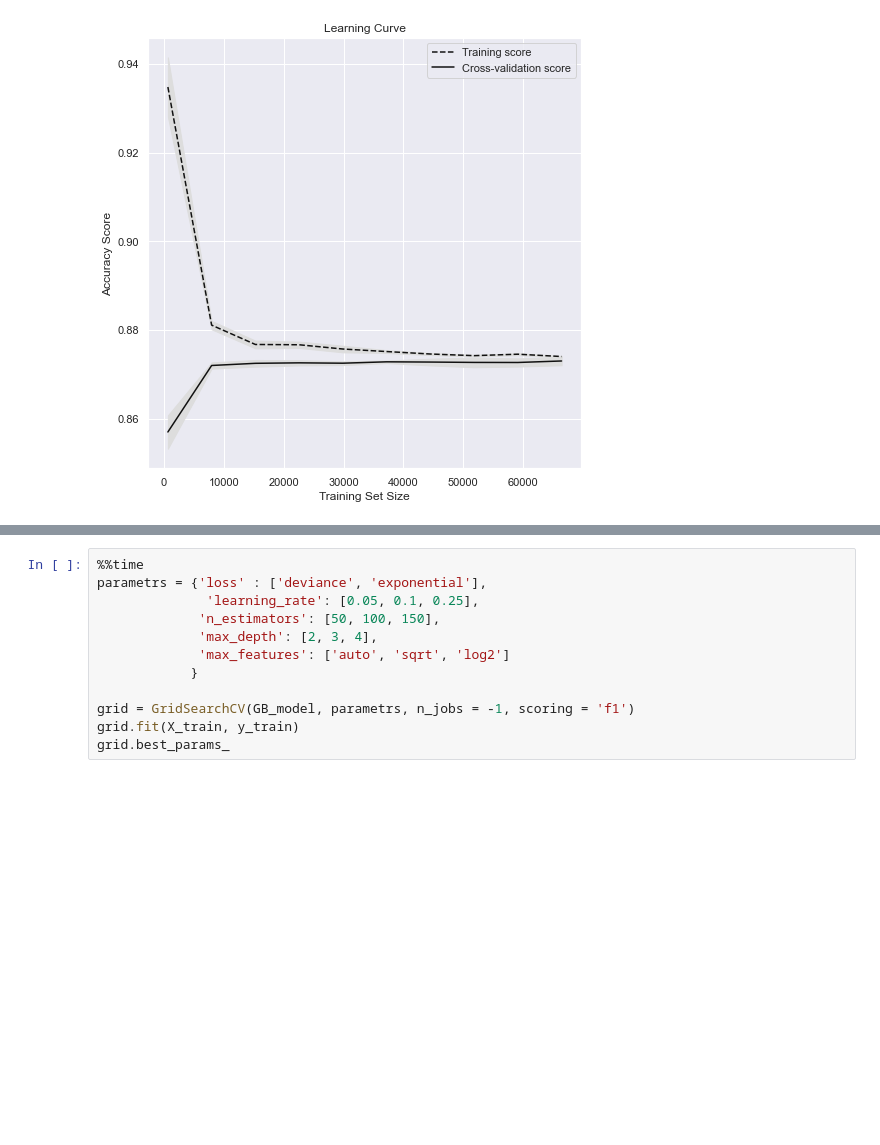
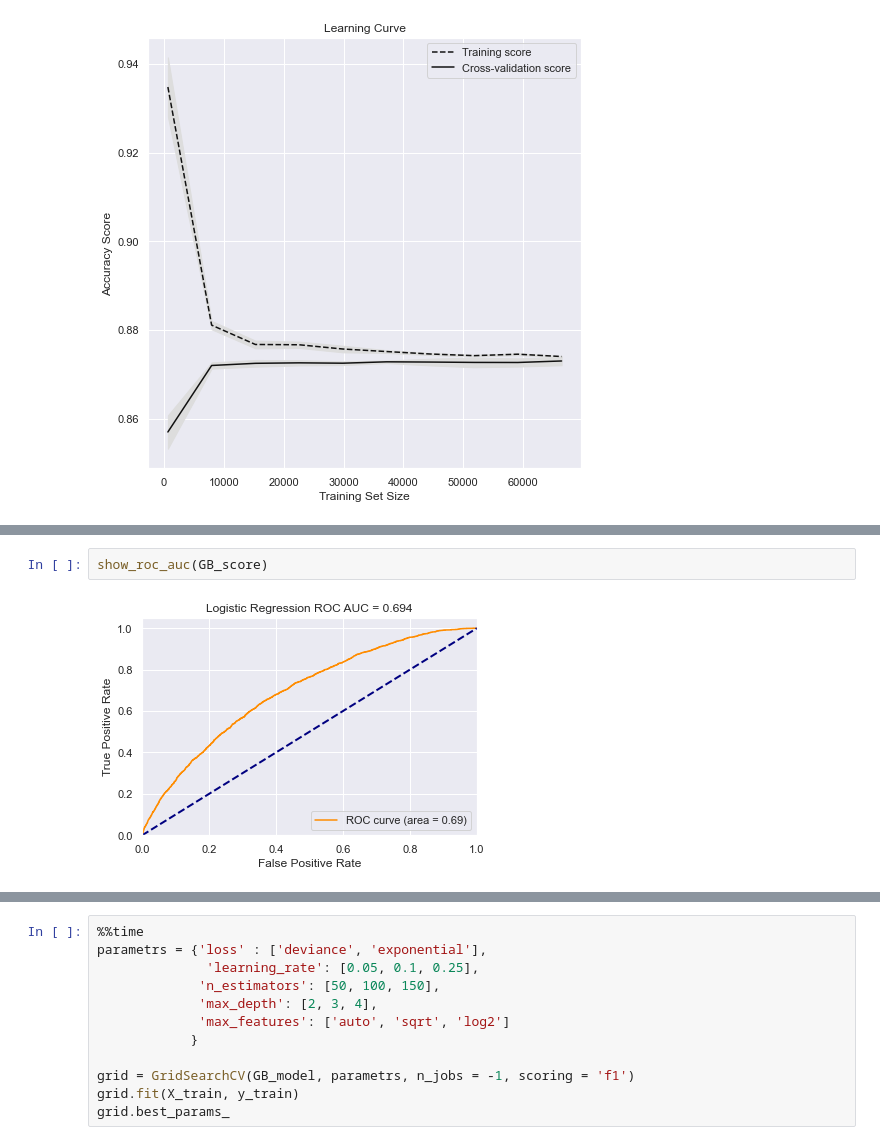
Before and after one commit to Said4U/Credit-scoring-ML, a Jupyter notebook: kurs.ipynb, the cells around one changed output, grey strips where cells are left out. Drawn from its saved outputs; the diff is of its cells as text; blank space fills up the shorter version.

```diff
--- a/kurs.ipynb
+++ b/kurs.ipynb
@@ -991,0 +1019,4 @@ show_learning_curve(GB_model)
+# %%
+show_roc_auc(GB_score)
+# %% [output]
+[figure, added]
```
Also changed, not shown: parts of 112 cells of this notebook.
